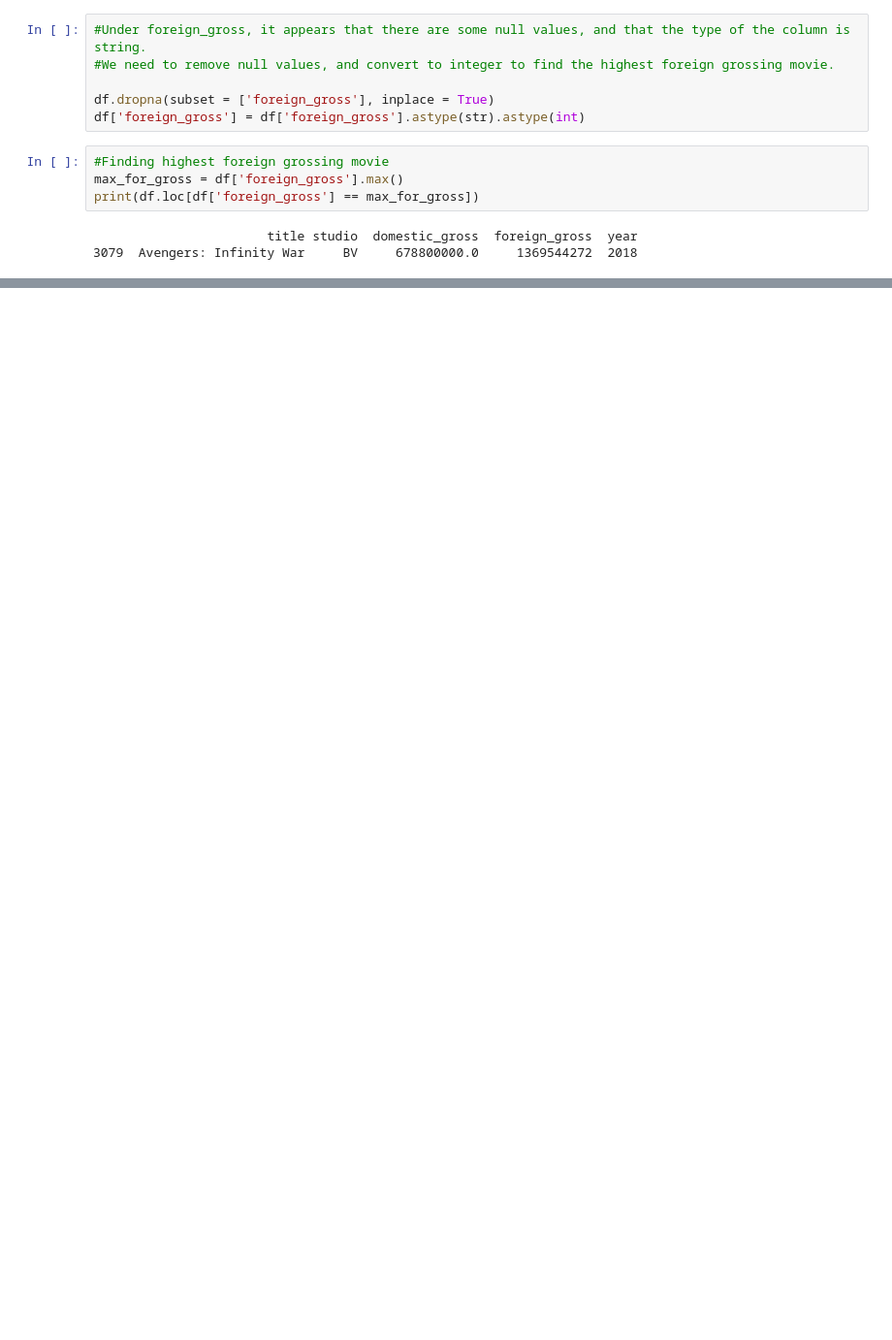
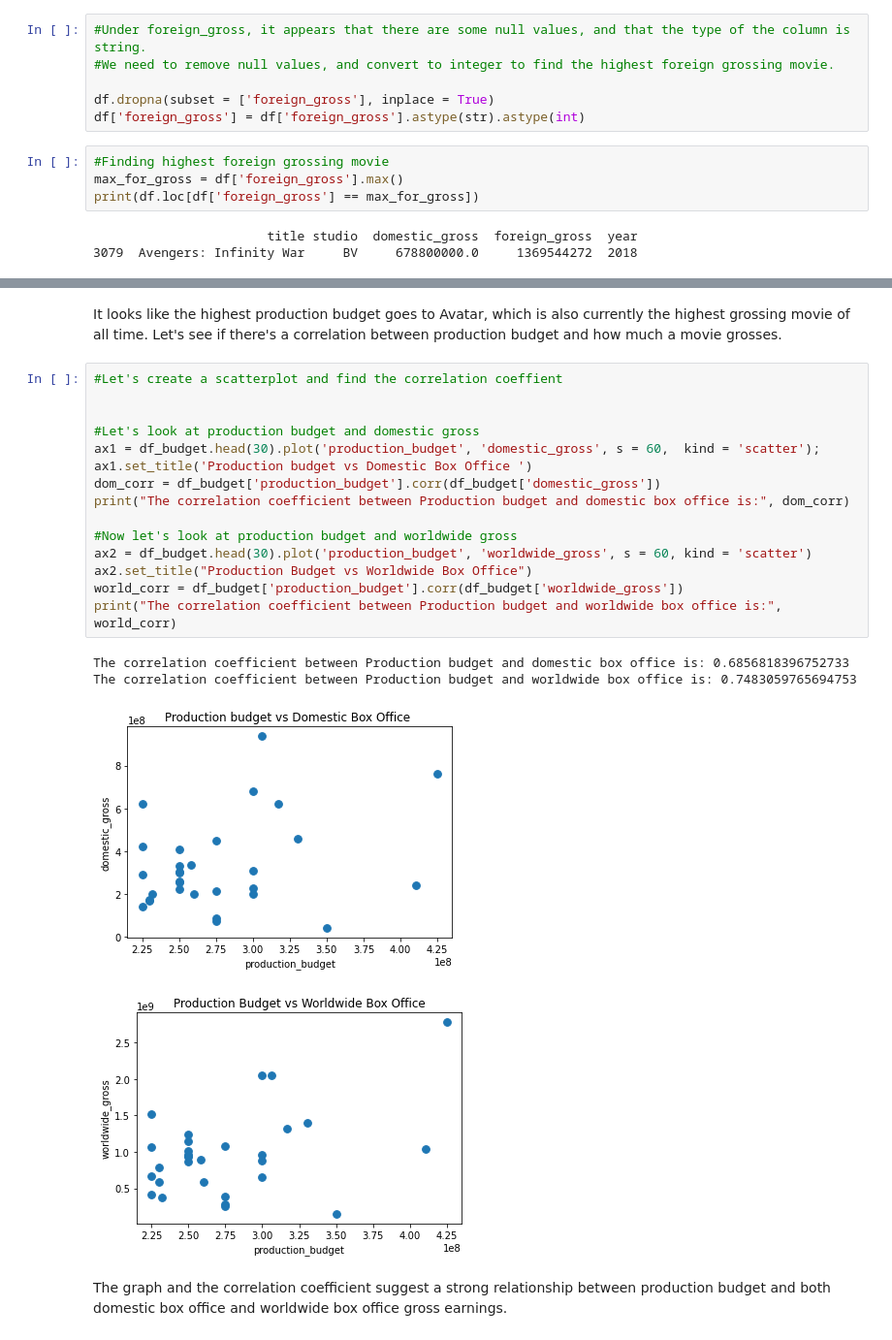
Before and after one commit to aharri123/dsc-phase-1-project-v2-4, a Jupyter notebook: student.ipynb, the cells around one changed output, grey strips where cells are left out. Shown at 97% size. Cells and saved outputs as stored; diff of their text form; blank space fills up the shorter version.

```diff
--- a/student.ipynb
+++ b/student.ipynb
@@ -206,2 +126,26 @@ print(max_budget)
+# %% [markdown]
+It looks like the highest production budget goes to Avatar, which is also currently the highest grossing movie of all time. Let's see if there's a correlation between production budget and how much a movie grosses.
+# %%
+#Let's create a scatterplot and find the correlation coeffient
+
+
+#Let's look at production budget and domestic gross
+ax1 = df_budget.head(30).plot('production_budget', 'domestic_gross', s = 60,  kind = 'scatter');
+ax1.set_title('Production budget vs Domestic Box Office ')
+dom_corr = df_budget['production_budget'].corr(df_budget['domestic_gross'])
+print("The correlation coefficient between Production budget and domestic box office is:", dom_corr)
+
+#Now let's look at production budget and worldwide gross
+ax2 = df_budget.head(30).plot('production_budget', 'worldwide_gross', s = 60, kind = 'scatter')
+ax2.set_title("Production Budget vs Worldwide Box Office")
+world_corr = df_budget['production_budget'].corr(df_budget['worldwide_gross'])
+print("The correlation coefficient between Production budget and worldwide box office is:", world_corr)
+# %% [output]
+The correlation coefficient between Production budget and domestic box office is: 0.6856818396752733
+The correlation coefficient between Production budget and worldwide box office is: 0.7483059765694753
+[figure, added]
+[figure, added]
+# %% [markdown]
+The graph and the correlation coefficient suggest a strong relationship between production budget and both domestic box office and worldwide box office gross earnings.
 # %%
 conn = sqlite3.connect("im.db")
```
Also changed, not shown: parts of 17 cells of this notebook.
